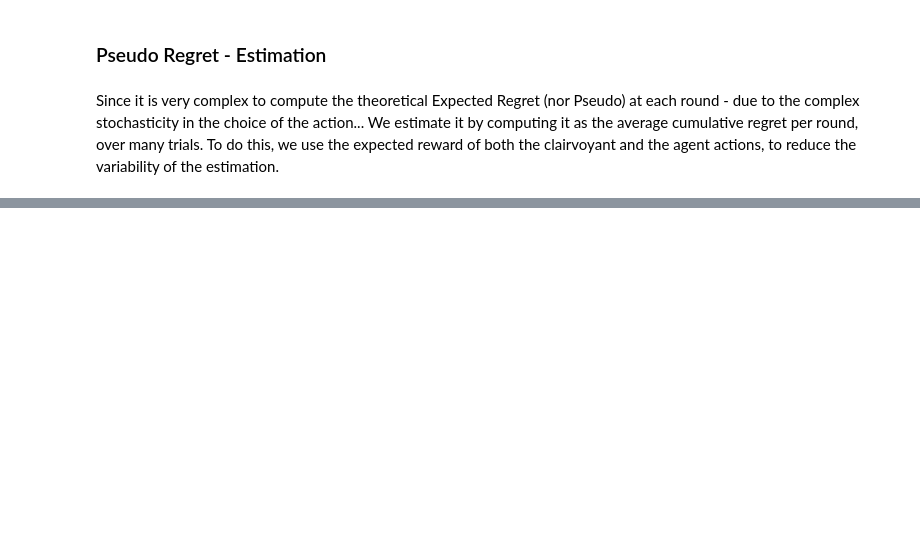
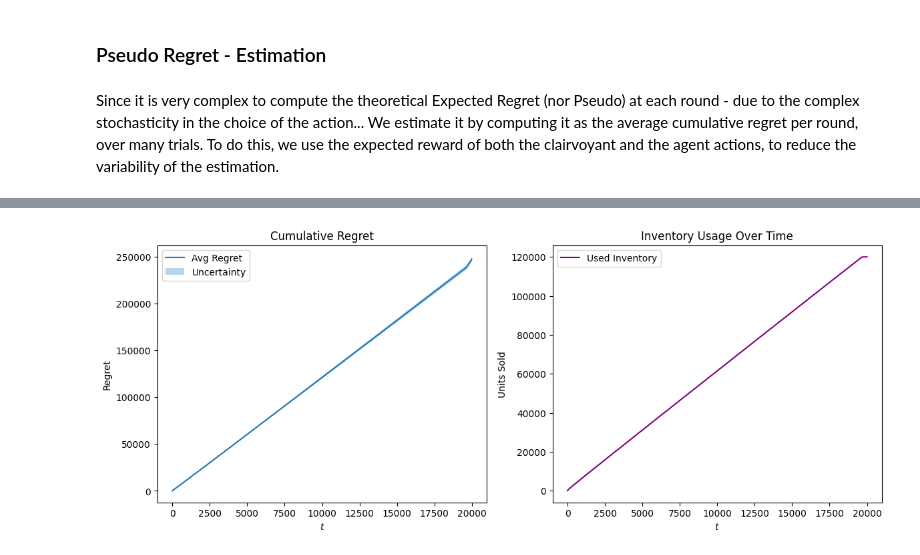
Before and after one commit to peetceenatoo/online-learning, a Jupyter notebook: R1.ipynb, the cells around one changed output, grey strips where cells are left out. Cells and saved outputs as stored; diff of their text form; code cells hidden in the pictures; blank space fills up the shorter version.

```diff
--- a/R1.ipynb
+++ b/R1.ipynb
@@ -262,13 +280,13 @@ Since it is very complex to compute the theoretical Expected Regret (nor Pseudo)
 # %%
 # Compute cumulative regret over multiple trials
 regret_per_trial = []
-expected_clairvoyant_rewards = np.repeat(best_profit, T)
+expected_clairvoyant_rewards = np.repeat(best_expected_profit, T)       # We can use the best expected profit because it is on expectation
 
 for seed in range(n_trials):
     np.random.seed(seed)
 
     # Create environment using new valuations
-    valuations = np.random.normal(loc=value, scale=1.0, size=num_of_buyers)
+    valuations = np.random.normal(loc=value, scale=1.0, size=buyers_per_round)
     env = PricingEnvironmentSingleProduct(valuations, cost=cost)
 
     # Initialize
@@ -302,0 +380,84 @@ plt.legend()
+# %%
+# Compute cumulative regret over multiple trials
+regret_per_trial = []
+inventory_per_trial = []
+expected_clairvoyant_rewards = np.repeat(best_expected_profit, T)
+
+for seed in range(n_trials):
+    np.random.seed(seed)
+
+    # To visualize the chosen arms on the last trial
+    if seed == n_trials - 1:
+        actions_in_time = []
+        gamma_best_trace = []
+
+    # Create environment using new valuations
+    valuations = np.random.normal(loc=value, scale=1.0, size=buyers_per_round)
+    env = PricingEnvironmentSingleProduct(valuations=valuations, cost=cost)
+
+    # Initialize
+    ucb_like_agent = UCBLikeInventoryAgent(K=K, B=B, T=T, range=1)
+    agent_rewards = []
+    inventory_trace = []
+
+    # Run UCB1 for T rounds
+    for t in range(T):
+
+        # If it's the last trial, we want to see the gamma
+        if seed == n_trials - 1:
+            pi_t, gamma = ucb_like_agent.pull_arm(return_gamma=True)
+        else:
+            pi_t = ucb_like_agent.pull_arm()
+
+        # If the inventory is exhausted, break the loop
+        if pi_t is None:
+            agent_rewards.extend([0] * (T - t))
+            inventory_trace.extend([ucb_like_agent.inventory] * (T - t))
+            break
+
+        # To visualize the chosen arms on the last trial
+        if seed == n_trials - 1:
+            actions_in_time.append(P[pi_t])
+            gamma_best_trace.append(gamma[best_realized_index])
+
+        # Otherwise, proceed
+        p_t = P[pi_t]
+        d_t, r_t = env.round(p_t)
+        ucb_like_agent.update(f_t=r_t, c_t=d_t)
+        agent_rewards.append(r_t)
+        inventory_trace.append(ucb_like_agent.inventory)
+
+    # Store cumulative regret for this trial
+    cumulative_regret = np.cumsum(expected_clairvoyant_rewards - np.array(agent_rewards))
+    regret_per_trial.append(cumulative_regret)
+    inventory_per_trial.append(inventory_trace)
+
+    # Print progress every 5% of trials
+    if (seed + 1) % 5 == 0:
+        print(f"Progress: {((seed + 1) / n_trials) * 100:.0f}% completed")
+
+# --- Compute stats ---
+average_regret = np.mean(regret_per_trial, axis=0)
+regret_sd = np.std(regret_per_trial, axis=0)
+
+average_inventory = np.mean(inventory_per_trial, axis=0)
+inventory_used = B - average_inventory  # cumulative consumption
+
+# --- Plot: Regret and Budget Usage ---
+fig, (ax1, ax2) = plt.subplots(1, 2, figsize=(14, 5))
+
+# Regret plot
+ax1.plot(np.arange(T), average_regret, label='Avg Regret')
+ax1.fill_between(np.arange(T), average_regret - regret_sd / np.sqrt(n_trials), average_regret + regret_sd / np.sqrt(n_trials), alpha=0.3, label='Uncertainty')
+ax1.set_title('Cumulative Regret')
+ax1.set_xlabel('$t$')
+ax1.set_ylabel('Regret')
+ax1.legend()
+
+# Inventory usage plot
+ax2.plot(np.arange(T), inventory_used, label='Used Inventory', color='purple')
+ax2.set_title('Inventory Usage Over Time')
+ax2.set_xlabel('$t$')
+ax2.set_ylabel('Units Sold')
+ax2.legend()
+# %% [output]
@@ -302,0 +485 @@ plt.legend()
+[figure, added]
```
Also changed, not shown: parts of 25 cells of this notebook.
